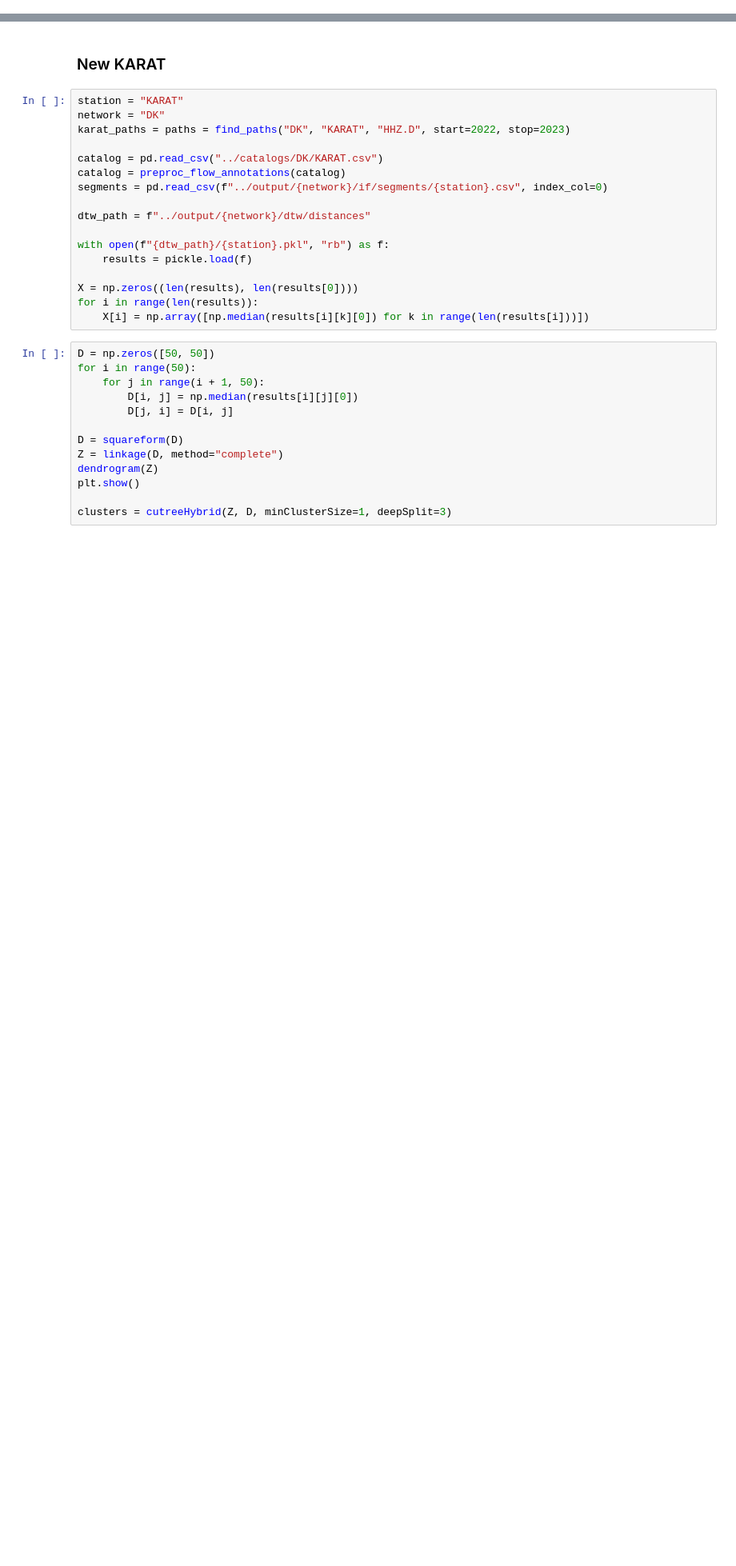
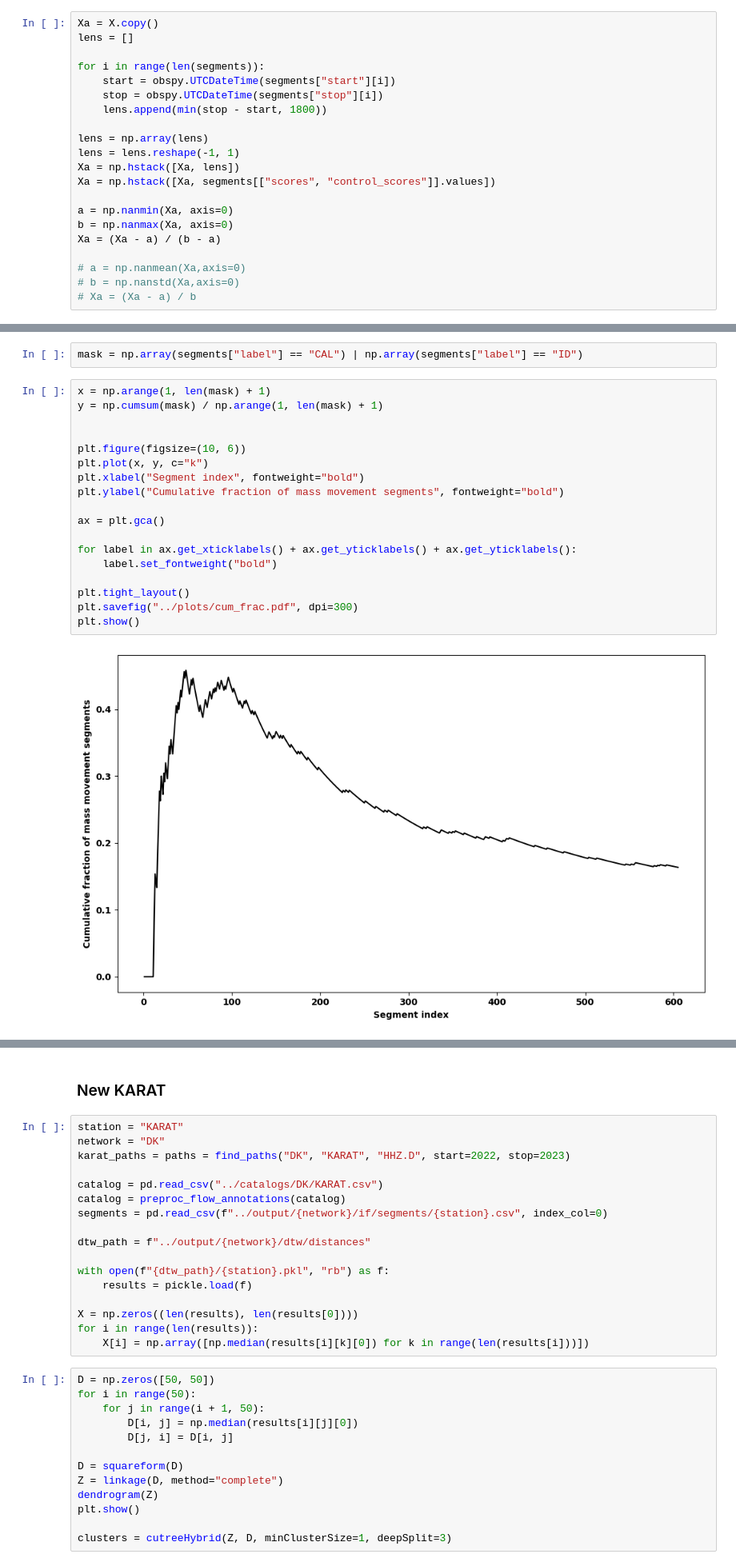
Before and after one commit to FKamper/seismic-isolation-forest, a Jupyter notebook: notebooks/greenland_clustering.ipynb, the cells around one changed output, grey strips where cells are left out. Shown at 80% size. Cells and saved outputs as stored; diff of their text form; blank space fills up the shorter version.

```diff
--- a/notebooks/greenland_clustering.ipynb
+++ b/notebooks/greenland_clustering.ipynb
@@ -96,3 +126,24 @@ Xa = (Xa - a) / (b - a)
+# %%
+Xa = X.copy()
+lens = []
+
+for i in range(len(segments)):
+    start = obspy.UTCDateTime(segments["start"][i])
+    stop = obspy.UTCDateTime(segments["stop"][i])
+    lens.append(min(stop - start, 1800))
+
+lens = np.array(lens)
+lens = lens.reshape(-1, 1)
+Xa = np.hstack([Xa, lens])
+Xa = np.hstack([Xa, segments[["scores", "control_scores"]].values])
+
+a = np.nanmin(Xa, axis=0)
+b = np.nanmax(Xa, axis=0)
+Xa = (Xa - a) / (b - a)
+
+# a = np.nanmean(Xa,axis=0)
+# b = np.nanstd(Xa,axis=0)
+# Xa = (Xa - a) / b
 # %%
 Z = linkage(Xa, method="ward")
 D = squareform(pdist(Xa, metric="euclidean"))
@@ -172,0 +421,22 @@ plt.show()
+# %%
+mask = np.array(segments["label"] == "CAL") | np.array(segments["label"] == "ID")
+# %%
+x = np.arange(1, len(mask) + 1)
+y = np.cumsum(mask) / np.arange(1, len(mask) + 1)
+
+
+plt.figure(figsize=(10, 6))
+plt.plot(x, y, c="k")
+plt.xlabel("Segment index", fontweight="bold")
+plt.ylabel("Cumulative fraction of mass movement segments", fontweight="bold")
+
+ax = plt.gca()
+
+for label in ax.get_xticklabels() + ax.get_yticklabels() + ax.get_yticklabels():
+    label.set_fontweight("bold")
+
+plt.tight_layout()
+plt.savefig("../plots/cum_frac.pdf", dpi=300)
+plt.show()
+# %% [output]
+[figure, added]
```
Also changed, not shown: parts of 115 cells of this notebook, 12 other files.
